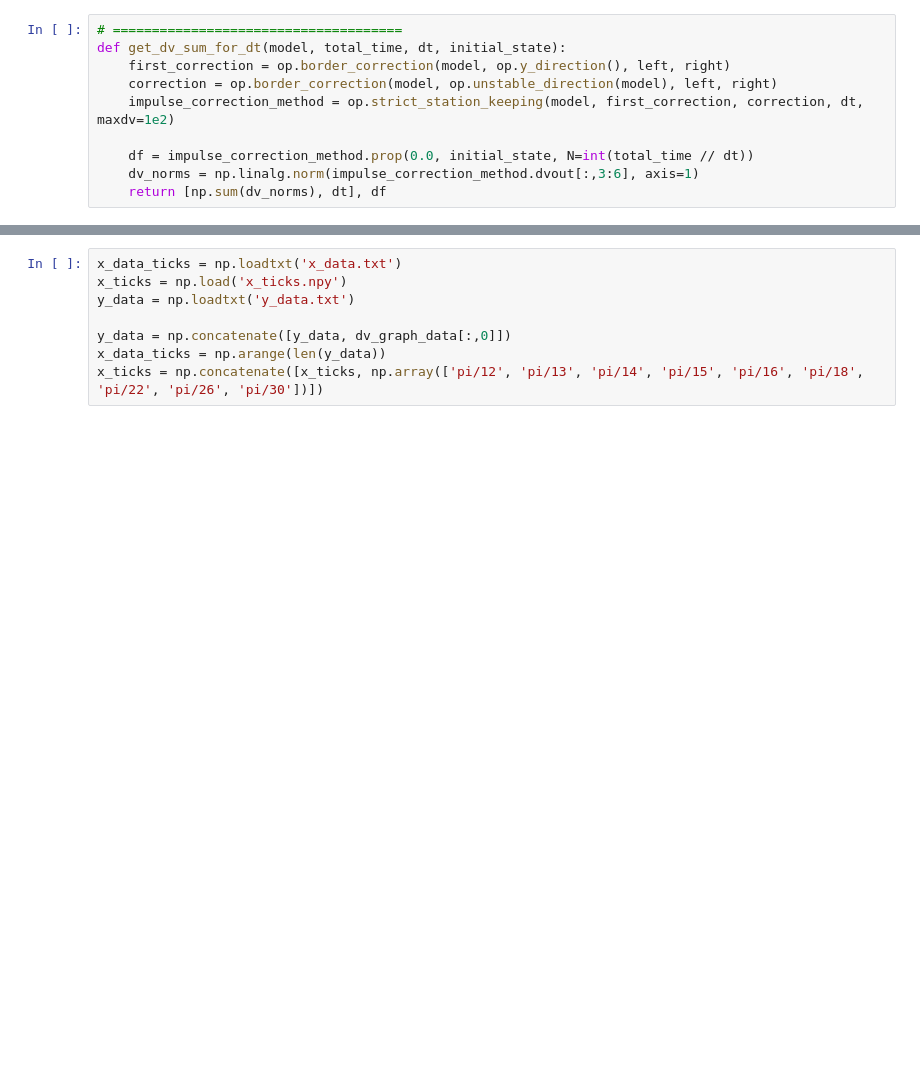
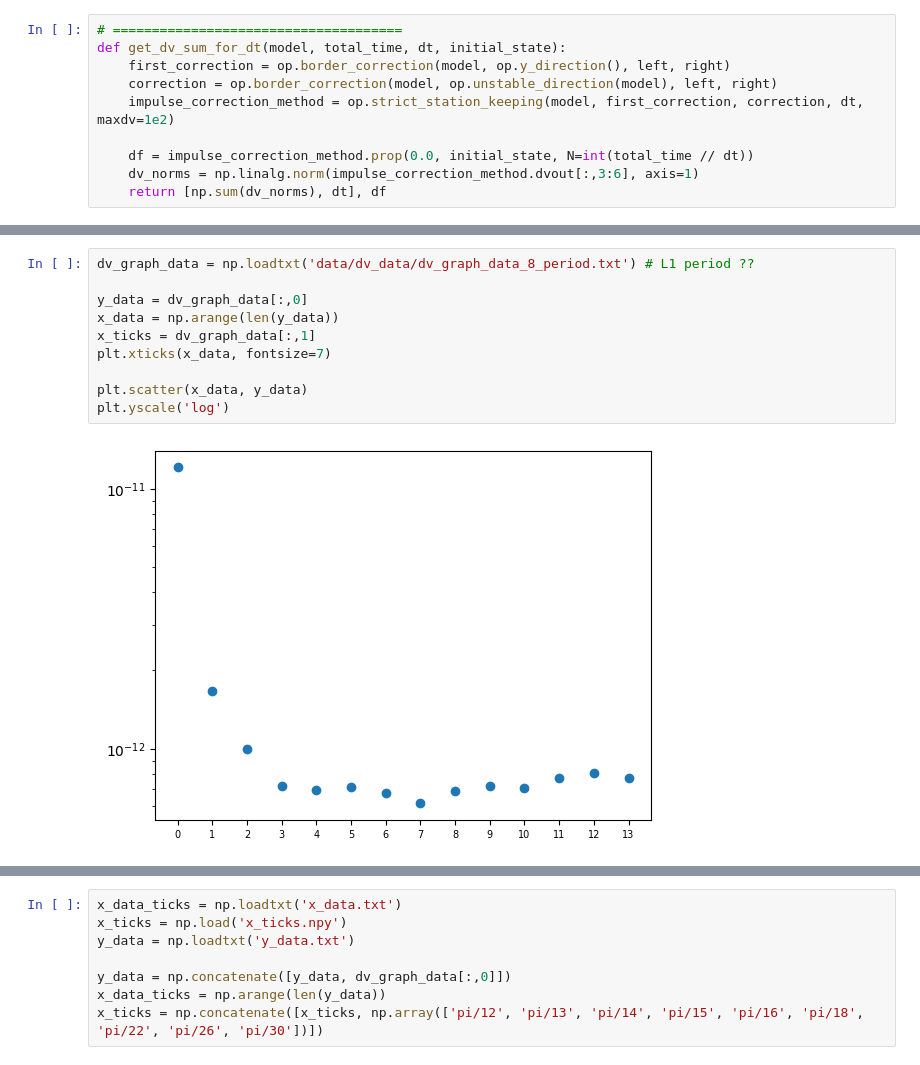
Before and after one commit to tka4nik/crtbp_diploma, a Jupyter notebook: sum_dv_impulse_correction.ipynb, the cells around one changed output, grey strips where cells are left out. Drawn from its saved outputs; the diff is of its cells as text; blank space fills up the shorter version.

```diff
--- a/sum_dv_impulse_correction.ipynb
+++ b/sum_dv_impulse_correction.ipynb
@@ -115,0 +141,12 @@ plt.yscale('log')
+# %%
+dv_graph_data = np.loadtxt('data/dv_data/dv_graph_data_8_period.txt') # L1 period ??
+
+y_data = dv_graph_data[:,0]
+x_data = np.arange(len(y_data))
+x_ticks = dv_graph_data[:,1]
+plt.xticks(x_data, fontsize=7)
+
+plt.scatter(x_data, y_data)
+plt.yscale('log')
+# %% [output]
+[figure, added]
```
Also changed, not shown: parts of 7 cells of this notebook, 37 other files.
